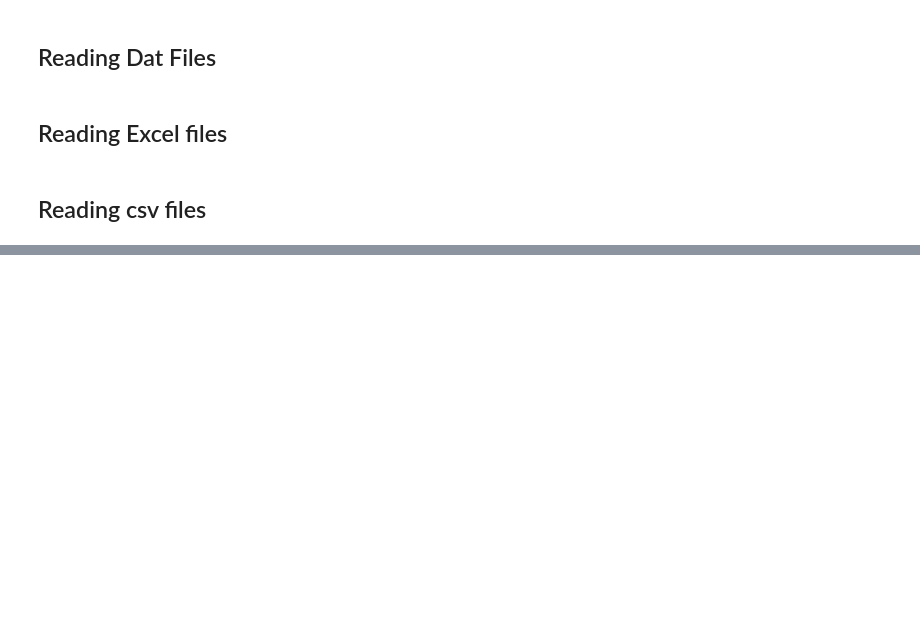
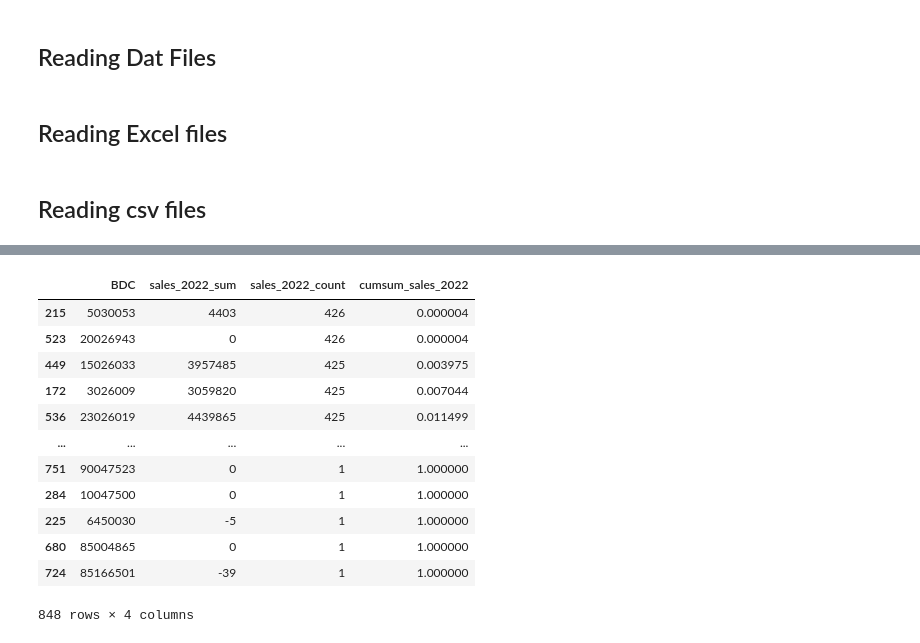
Before and after one commit to ritheshsunku/pepsico_ibp_forecasting, a Jupyter notebook: Forecasting_Solution/1. Data Processing/1.0 - Data Preprocessing.ipynb, the cells around one changed output, grey strips where cells are left out. Cells and saved outputs as stored; diff of their text form; code cells hidden in the pictures; blank space fills up the shorter version.

```diff
--- a/Forecasting_Solution/1. Data Processing/1.0 - Data Preprocessing.ipynb
+++ b/Forecasting_Solution/1. Data Processing/1.0 - Data Preprocessing.ipynb
@@ -66,0 +194,25 @@ price_xdock_promo_attribs = data_loading(data_path + folder_datestamp +'/' + raw
+# %%
+cum_sales_by_bdc = tot_sales\
+    .groupby(['BDC'])\
+        .agg({'sales_2022' : ['sum','count']})\
+        .reset_index(drop = False)
+
+cum_sales_by_bdc.columns = ['_'.join(i) if i[1] != '' else i[0] for i in cum_sales_by_bdc.columns]
+cum_sales_by_bdc.sort_values(['sales_2022_count'], ascending=[False], inplace = True)
+
+cum_sales_by_bdc['cumsum_sales_2022'] = cum_sales_by_bdc['sales_2022_sum'].cumsum() / cum_sales_by_bdc['sales_2022_sum'].sum()
+cum_sales_by_bdc
+# %% [output]
+|  | BDC | sales_2022_sum | sales_2022_count | cumsum_sales_2022 |
+| 215 | 5030053 | 4403 | 426 | 0.000004 |
+| 523 | 20026943 | 0 | 426 | 0.000004 |
+| 449 | 15026033 | 3957485 | 425 | 0.003975 |
+| 172 | 3026009 | 3059820 | 425 | 0.007044 |
+| 536 | 23026019 | 4439865 | 425 | 0.011499 |
+| ... | ... | ... | ... | ... |
+| 751 | 90047523 | 0 | 1 | 1.000000 |
+| 284 | 10047500 | 0 | 1 | 1.000000 |
+| 225 | 6450030 | -5 | 1 | 1.000000 |
+| 680 | 85004865 | 0 | 1 | 1.000000 |
+| 724 | 85166501 | -39 | 1 | 1.000000 |
+848 rows × 4 columns
```
Also changed, not shown: parts of 23 cells of this notebook.
